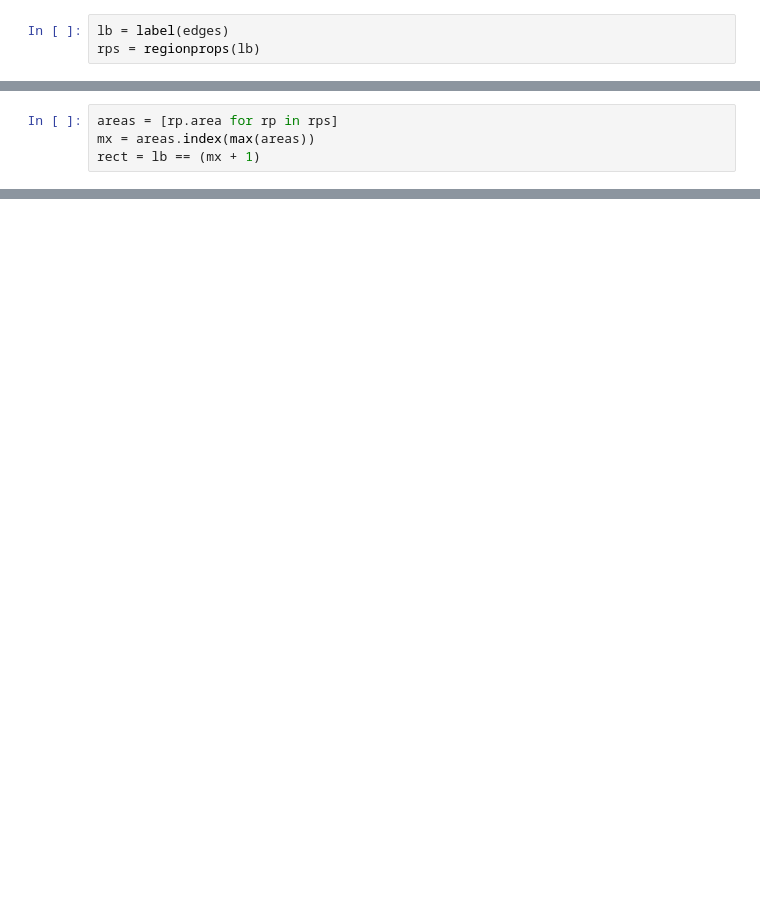
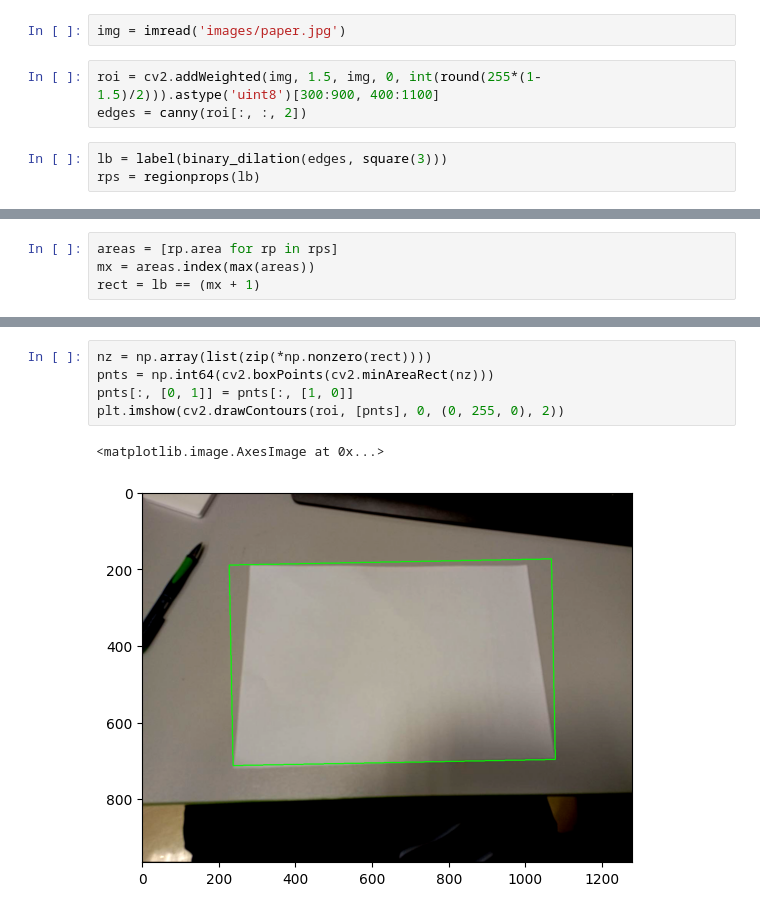
Before and after one commit to olegg366/Artist, a Jupyter notebook: paper.ipynb, the cells around one changed output, grey strips where cells are left out. Saved outputs shown, nothing was run; the diff lists cells and outputs as text; blank space fills up the shorter version.

```diff
--- a/paper.ipynb
+++ b/paper.ipynb
@@ -30,3 +30,8 @@ edges = canny(img1[300:900, 400:1100, 2].astype('uint8'))
+# %%
+img = imread('images/paper.jpg')
+# %%
+roi = cv2.addWeighted(img, 1.5, img, 0, int(round(255*(1-1.5)/2))).astype('uint8')[300:900, 400:1100]
+edges = canny(roi[:, :, 2])
 # %%
-lb = label(edges)
+lb = label(binary_dilation(edges, square(3)))
 rps = regionprops(lb)
@@ -62,0 +47,8 @@ error: OpenCV(4.10.0) D:\a\opencv-python\opencv-python\opencv\modules\imgproc\sr
+# %%
+nz = np.array(list(zip(*np.nonzero(rect))))
+pnts = np.int64(cv2.boxPoints(cv2.minAreaRect(nz)))
+pnts[:, [0, 1]] = pnts[:, [1, 0]]
+plt.imshow(cv2.drawContours(roi, [pnts], 0, (0, 255, 0), 2))
+# %% [output]
+<matplotlib.image.AxesImage at 0x...>
+[figure, added]
```
Also changed, not shown: parts of 7 cells of this notebook.
